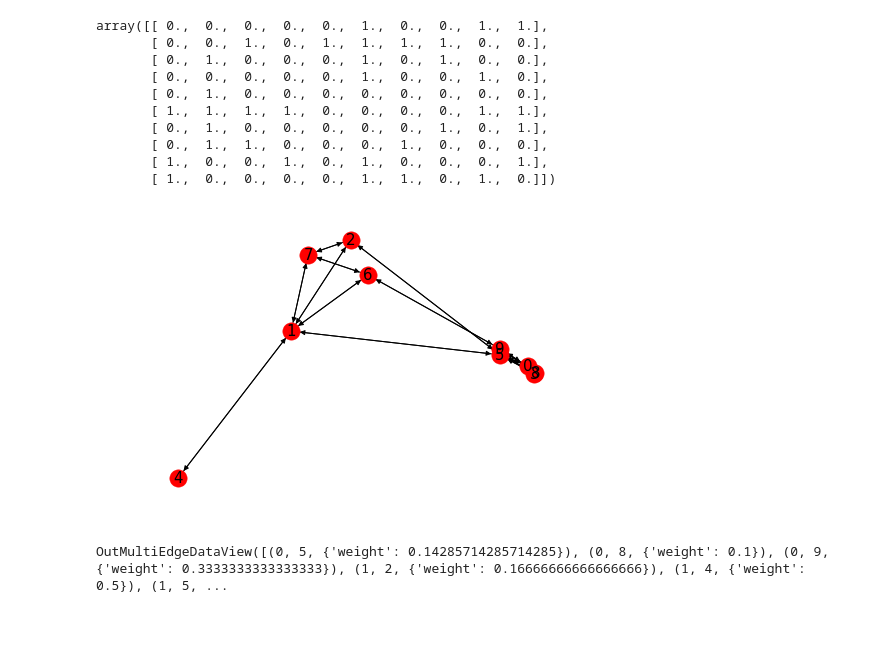
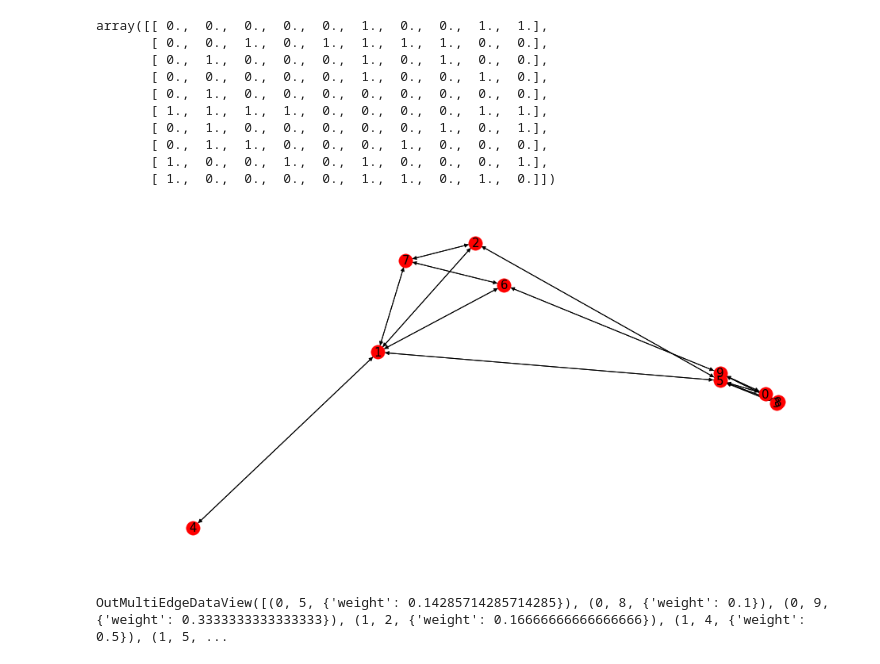
Before and after one commit to Beaulieu318/msci-complexity-project, a Jupyter notebook: msci/analysis/notebooks/networks_shopper_similarity_analysis.ipynb, the cells around one changed output. Drawn from its saved outputs; the diff is of its cells as text; code cells hidden in the pictures; blank space fills up the shorter version.

```diff
--- a/msci/analysis/notebooks/networks_shopper_similarity_analysis.ipynb
+++ b/msci/analysis/notebooks/networks_shopper_similarity_analysis.ipynb
@@ -105,10 +104,39 @@ shopper_similarity_matrix = create_similarity_matrix(shopper_shop_matrix, num_en
 Failed to display Jupyter Widget of type HBox.
 If you're reading this message in Jupyter Notebook or JupyterLab, it may mean that the widgets JavaScript is still loading. If this message persists, it likely means that the widgets JavaScript librar ...
 If you're reading this message in another notebook frontend (for example, a static rendering on GitHub or NBViewer), it may mean that your frontend doesn't currently support widgets.
+# %%
+def create_similarity(shopper_shop_df, num_entities=100, skip_entities=0):
+    """
+    Creates a shop or shopper similarity matrix.
+    The x-axis is entities which the similarity is based on and y-axis is overlap which is being counted.
+    E.g. a shopper shopper matrix will contain the number shops both shopper_i and shopper_j both went to
+    E.g. a shop shop matrix will contain the number of shoppers that both went to shop_i and shop_j
+
+    :param shopper_shop_df: (pd.DataFrame) the shoppers on one axis with the shops on the other
+    :return: (pd.DataFrame) entity entity matrix with the number of overlap in the value (entity is shop or shopper)
+    """
+    shopper_shop_df[shopper_shop_df > 0] = 1
+    shopper_shop_index_df = (shopper_shop_df * np.arange(shopper_shop_df.shape[1]))[skip_entities:skip_entities+num_entities]
+
+    similarity_df = pd.DataFrame(0, shopper_shop_index_df.index, shopper_shop_index_df.index)
+
+    for i in range(len(similarity_df.index)):
+        entity_index_i = shopper_shop_index_df.iloc[i][shopper_shop_index_df.iloc[i].notnull()]
+        for j in range(i+1, (len(similarity_df.index))):
+            entity_index_j = shopper_shop_index_df.iloc[j][shopper_shop_index_df.iloc[j].notnull()]
+            num_overlap = len(list(set(entity_index_i) & set(entity_index_j)))
+            similarity_df.iloc[i, j] = num_overlap
+
+    norm = shopper_shop_index_df.notnull().sum(axis=1)
+
+    return similarity_df / norm + similarity_df.T / norm
+# %%
+shopper_similarity_df = create_similarity(shopper_shop_pivot, num_entities=10, skip_entities=1700)
 # %% [markdown]
 ## Create network
 # %%
-G = nx.from_numpy_matrix(shopper_similarity_matrix, create_using=nx.MultiDiGraph())
+G = nx.from_numpy_matrix(shopper_similarity_df.as_matrix(), create_using=nx.MultiDiGraph())
+G = nx.relabel_nodes(G, dict(enumerate(shopper_similarity_df.columns)))
 # %%
 comp = girvan_newman(G)
 communities = tuple(sorted(c) for c in next(comp))
@@ -132,13 +170,15 @@ array([[ 0.,  0.,  0.,  0.,  0.,  1.,  0.,  0.,  1.,  1.],
        [ 1.,  0.,  0.,  1.,  0.,  1.,  0.,  0.,  0.,  1.],
        [ 1.,  0.,  0.,  0.,  0.,  1.,  1.,  0.,  1.,  0.]])
 # %%
+fig, ax = plt.subplots(nrows=1, ncols=1, figsize=(16, 8))
 pos = nx.spectral_layout(G)
 nx.draw_spectral(G)
 labels = {i : i for i in G.nodes()}
 nx.draw_networkx_labels(G, pos, labels, font_size=15)
+plt.savefig('destination_path.png', format='png', dpi=1000)
 plt.show()
 # %% [output]
-[figure, old version]
+[figure, new version]
 # %%
 G.edges(data=True)
 # %% [output]
```
Also changed, not shown: parts of 13 cells of this notebook, 2 other files.
